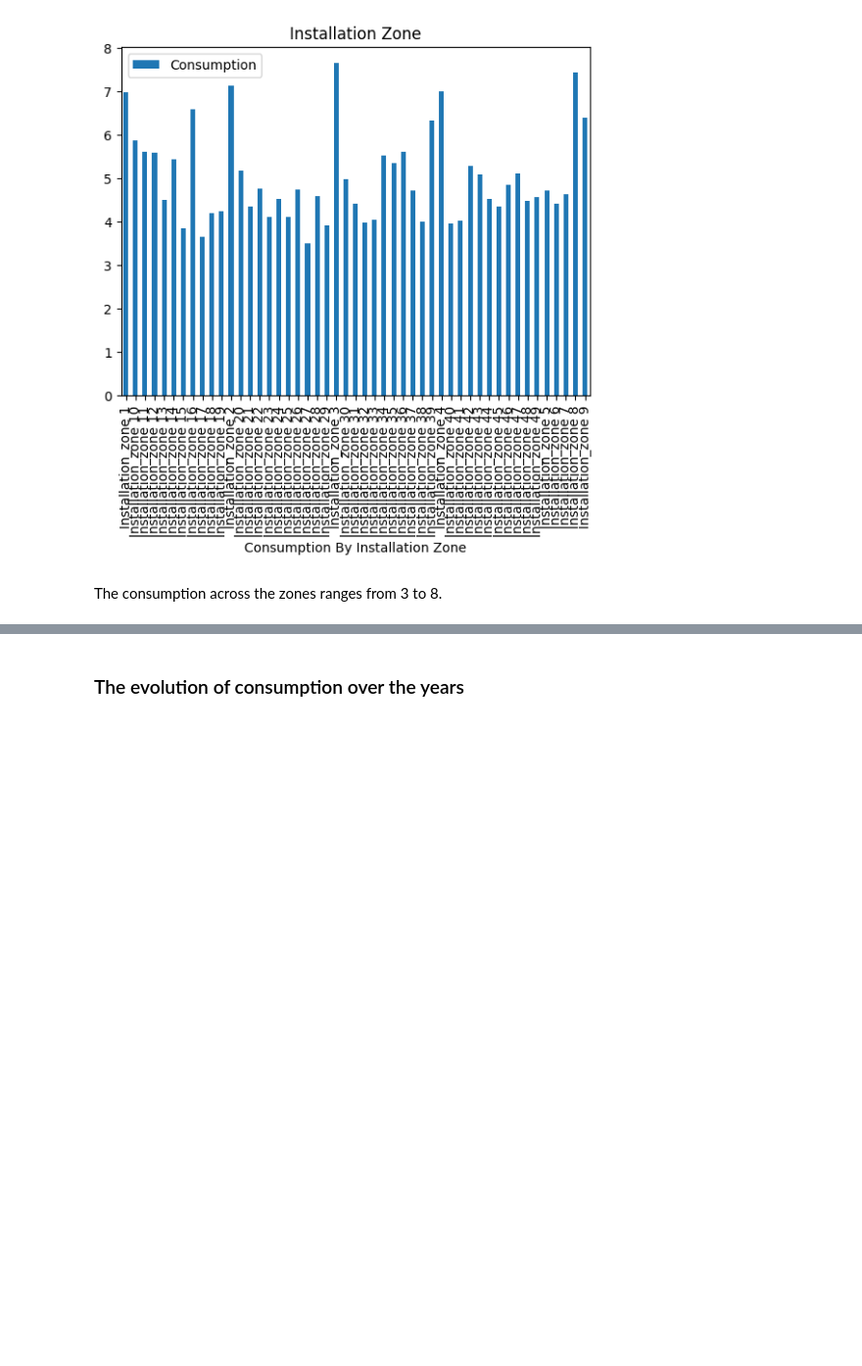
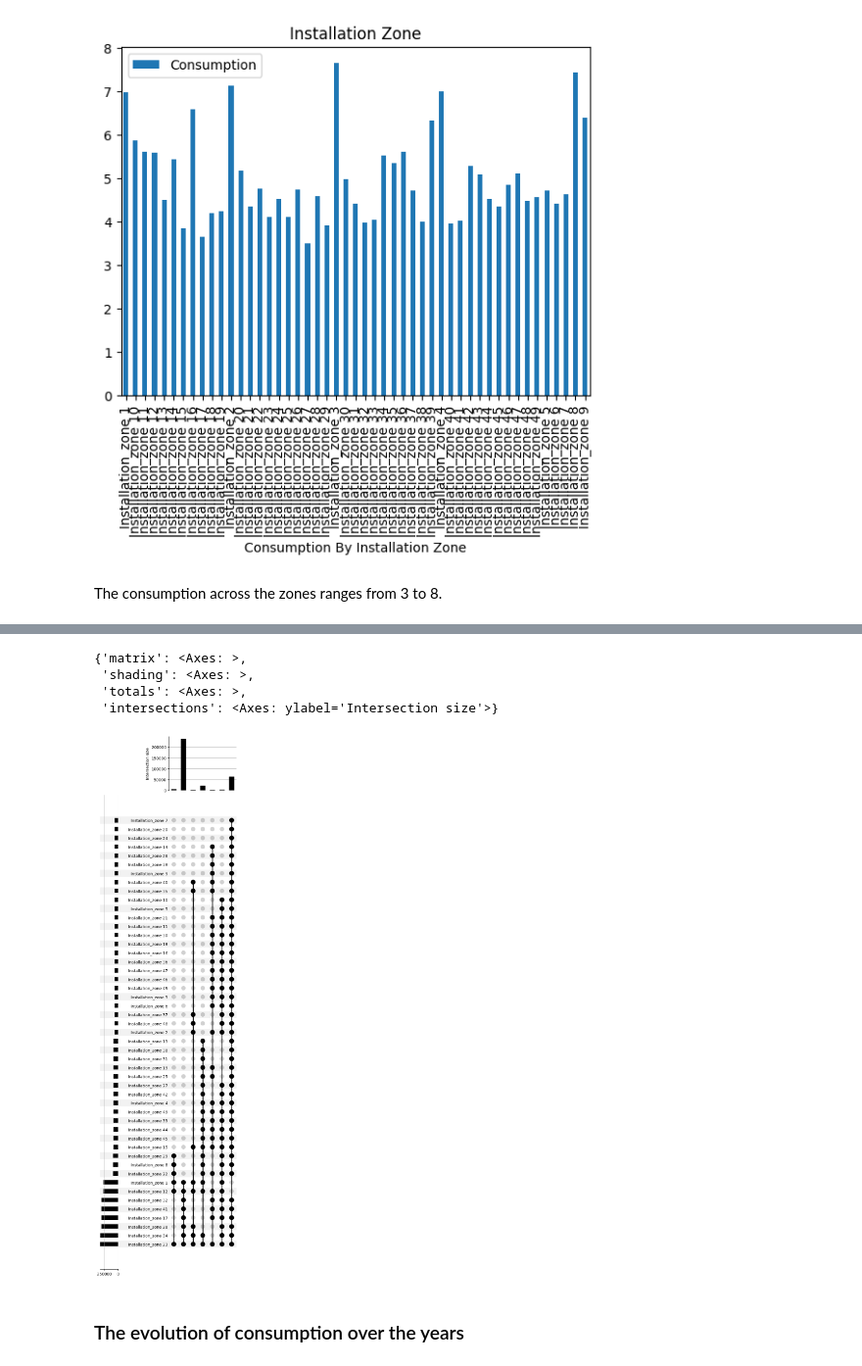
Before and after one commit to Shemeazza/ML4DS-D, a Jupyter notebook: analysis/An_Initial_Analysis.ipynb, the cells around one changed output, grey strips where cells are left out. Shown at 98% size. Cells and saved outputs as stored; diff of their text form; code cells hidden in the pictures; blank space fills up the shorter version.

```diff
--- a/analysis/An_Initial_Analysis.ipynb
+++ b/analysis/An_Initial_Analysis.ipynb
@@ -154,3 +268,28 @@ The consumption across the zones ranges from 3 to 8.
+# %%
+user_counts = water_consumption.groupby(['Consumer_type', 'Installation_zone']).size().reset_index(name='Count')
+
+user_counts = pd.get_dummies(user_counts, columns=['Installation_zone'], prefix='Installation_zone')
+user_counts = user_counts.groupby(['Consumer_type']).agg({
+    'Count': 'sum',
+    **{col: 'sum' for col in user_counts.columns if col.startswith('Installation_zone_')}
+}).reset_index()
+
+user_counts['Installation_zones'] = user_counts.iloc[:, 2:].astype(str).apply(lambda row: ','.join(map(str, row)), axis=1)
+
+user_counts['Installation_zones'] = user_counts['Installation_zones'].str.split(',').apply(lambda x: [bool(int(val)) for val in x])
+
+
+columns = water_consumption['Installation_zone'].unique()
+index = pd.MultiIndex.from_tuples(list(user_counts['Installation_zones'].values), names=columns)
+
+counts = pd.Series(user_counts['Count'].values, index=index)
+plot(counts)
+# %% [output]
+{'matrix': <Axes: >,
+ 'shading': <Axes: >,
+ 'totals': <Axes: >,
+ 'intersections': <Axes: ylabel='Intersection size'>}
+[figure, added]
 # %% [markdown]
 ### The evolution of consumption over the years
 # %%
```
Also changed, not shown: parts of 10 cells of this notebook.
